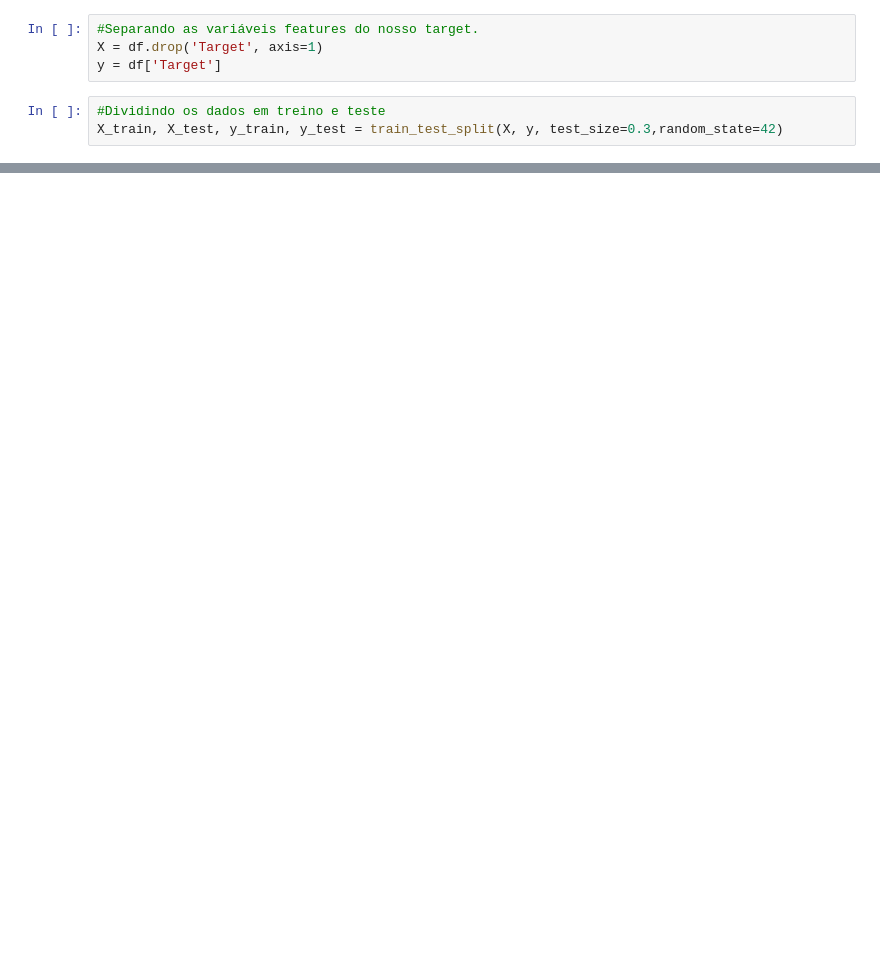
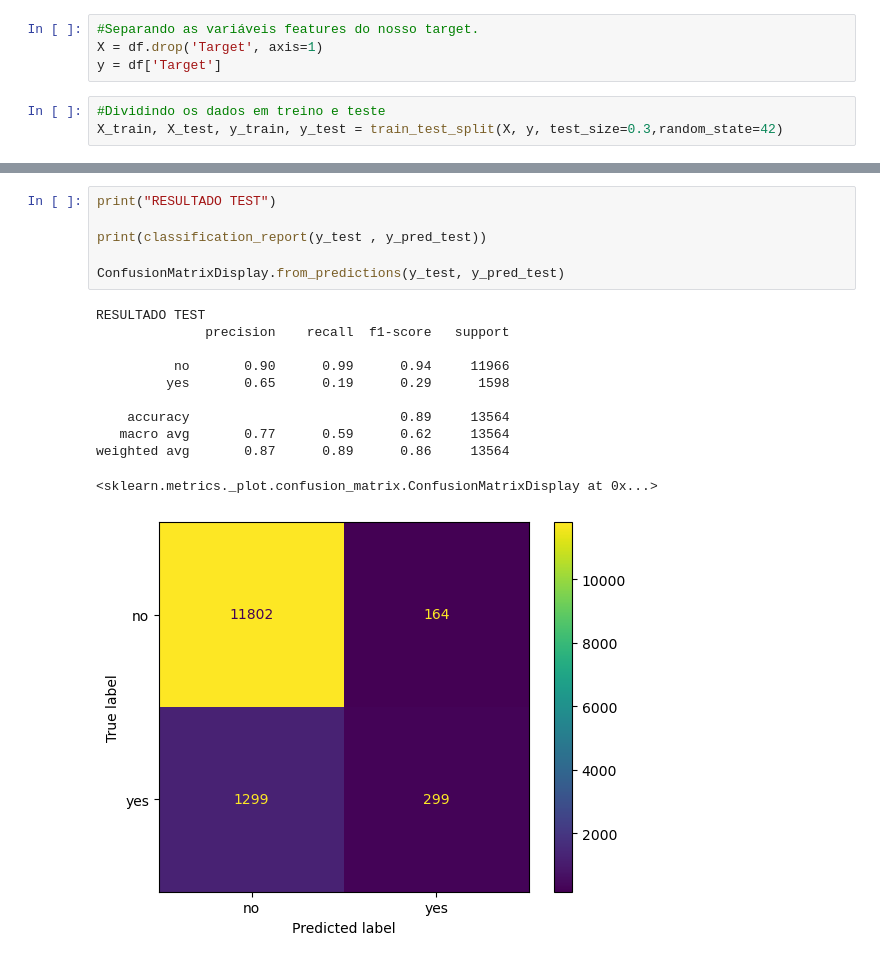
Before and after one commit to ale-eap/ADA-Machine_Learning_II, a Jupyter notebook: bank_full.ipynb, the cells around one changed output, grey strips where cells are left out. Saved outputs shown, nothing was run; the diff lists cells and outputs as text; blank space fills up the shorter version.

```diff
--- a/bank_full.ipynb
+++ b/bank_full.ipynb
@@ -140,0 +187,18 @@ X_train, X_test, y_train, y_test = train_test_split(X, y, test_size=0.3,random_s
+# %%
+print("RESULTADO TEST")
+
+print(classification_report(y_test , y_pred_test))
+
+ConfusionMatrixDisplay.from_predictions(y_test, y_pred_test)
+# %% [output]
+RESULTADO TEST
+              precision    recall  f1-score   support
+
+          no       0.90      0.99      0.94     11966
+         yes       0.65      0.19      0.29      1598
+
+    accuracy                           0.89     13564
+   macro avg       0.77      0.59      0.62     13564
+weighted avg       0.87      0.89      0.86     13564
+<sklearn.metrics._plot.confusion_matrix.ConfusionMatrixDisplay at 0x...>
+[figure, added]
```
Also changed, not shown: parts of 8 cells of this notebook.
